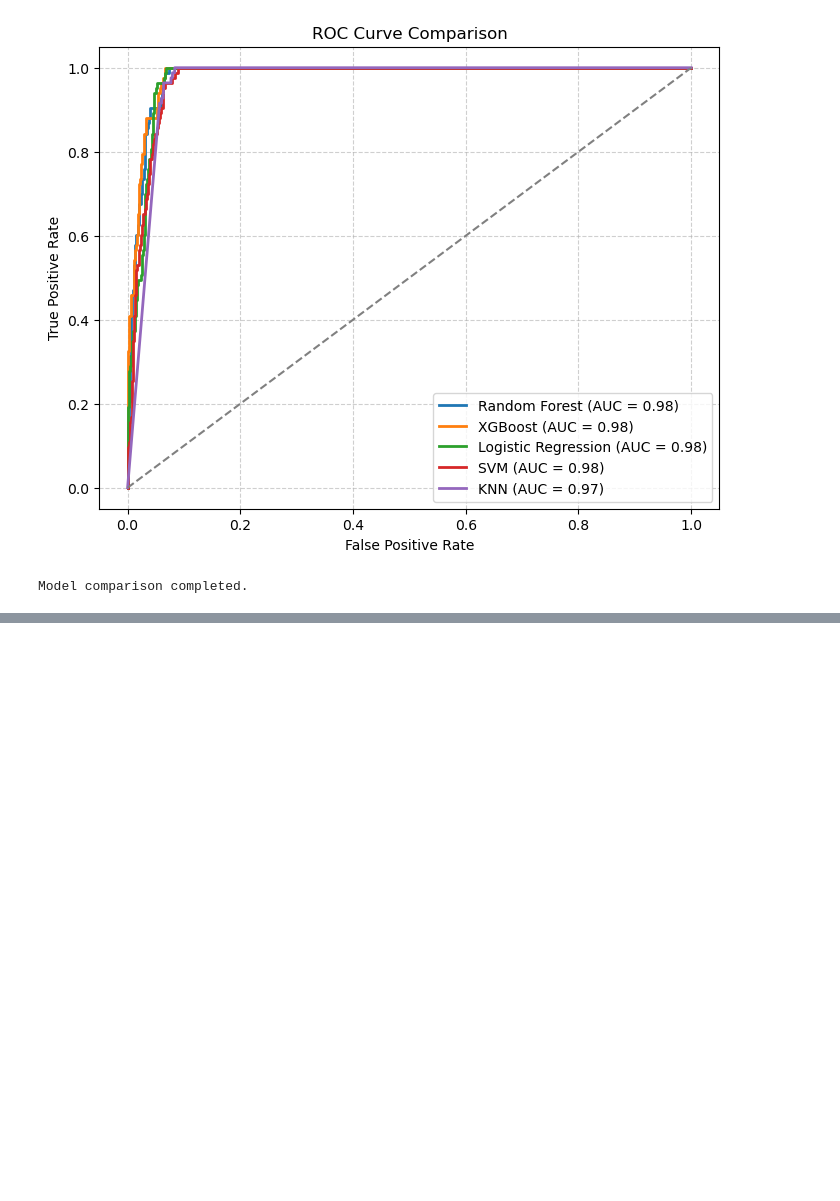
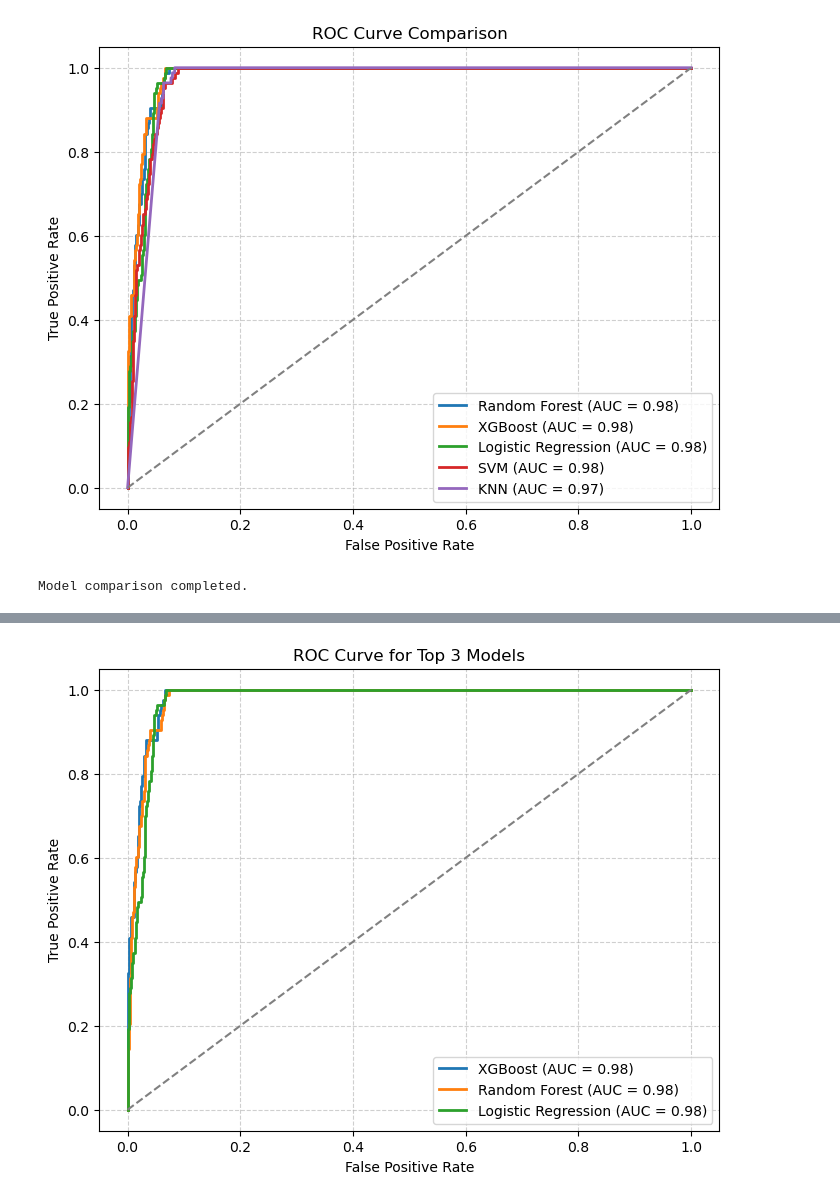
Before and after one commit to blasterniraj/disaster_prediction, a Jupyter notebook: Earthquake/1st.ipynb, the cells around one changed output, grey strips where cells are left out. Saved outputs shown, nothing was run; the diff lists cells and outputs as text; code cells hidden in the pictures; blank space fills up the shorter version.

```diff
--- a/Earthquake/1st.ipynb
+++ b/Earthquake/1st.ipynb
@@ -484,0 +573,93 @@ Model comparison completed.
+# %%
+import pandas as pd
+import matplotlib.pyplot as plt
+import seaborn as sns
+from sklearn.model_selection import train_test_split
+from sklearn.preprocessing import StandardScaler
+from sklearn.ensemble import RandomForestClassifier
+from sklearn.linear_model import LogisticRegression
+from sklearn.svm import SVC
+from sklearn.neighbors import KNeighborsClassifier
+from xgboost import XGBClassifier
+from sklearn.metrics import accuracy_score, precision_score, recall_score, f1_score, roc_auc_score, confusion_matrix, roc_curve
+import numpy as np
+from imblearn.combine import SMOTEENN
+
+# Load dataset
+df = pd.read_csv("cleaned_earthquake_data.csv")
+
+df['time'] = pd.to_datetime(df['time'], format='mixed')
+df['severity'] = np.where(df['mag'] > 4.5, 1, 0)
+
+features = ['latitude', 'longitude', 'depth', 'gap', 'rms', 'dmin', 'horizontalError']
+X = df[features]
+y = df['severity']
+
+np.random.seed(42)
+X += np.random.normal(0, 0.01, X.shape)
+
+scaler = StandardScaler()
+X_scaled = scaler.fit_transform(X)
+
+X_train, X_test, y_train, y_test = train_test_split(X_scaled, y, test_size=0.2, random_state=42, stratify=y)
+
+smoteenn = SMOTEENN(random_state=42)
+X_train_resampled, y_train_resampled = smoteenn.fit_resample(X_train, y_train)
+
+models = {
+    "Random Forest": RandomForestClassifier(n_estimators=300, max_depth=12, min_samples_split=5, random_state=42),
+    "XGBoost": XGBClassifier(n_estimators=300, learning_rate=0.05, max_depth=8, eval_metric='logloss', random_state=42),
+    "Logistic Regression": LogisticRegression(C=1, max_iter=2000, solver='liblinear', random_state=42),
+    "SVM": SVC(C=1.5, kernel='rbf', probability=True, random_state=42),
+    "KNN": KNeighborsClassifier(n_neighbors=10, weights='distance')
+}
+
+results = {}
+
+for name, model in models.items():
+    model.fit(X_train_resampled, y_train_resampled)
+    y_pred = model.predict(X_test)
+    y_prob = model.predict_proba(X_test)[:, 1] if hasattr(model, "predict_proba") else None
+
+    accuracy = accuracy_score(y_test, y_pred)
+    precision = precision_score(y_test, y_pred)
+    recall = recall_score(y_test, y_pred)
+    f1 = f1_score(y_test, y_pred)
+    roc_auc = roc_auc_score(y_test, y_prob) if y_prob is not None else None
+
+    results[name] = {
+        "Accuracy": accuracy,
+        "Precision": precision,
+        "Recall": recall,
+        "F1 Score": f1,
+        "ROC AUC Score": roc_auc,
+        "Model": model
+    }
+
+# Select top 3 models based on F1 Score
+top_3_models = sorted(results.items(), key=lambda x: x[1]['F1 Score'], reverse=True)[:3]
+
+# Convert results to DataFrame and display in table format
+table_data = []
+for name, metrics in top_3_models:
+    table_data.append([name, metrics['Accuracy'], metrics['Precision'], metrics['Recall'], metrics['F1 Score'], metrics['ROC AUC Score']])
+
+df_results = pd.DataFrame(table_data, columns=["Model", "Accuracy", "Precision", "Recall", "F1 Score", "ROC AUC Score"])
+print(df_results)
+
+plt.figure(figsize=(8, 6))
+for name, metrics in top_3_models:
+    model = metrics['Model']
+    y_prob = model.predict_proba(X_test)[:, 1] if hasattr(model, "predict_proba") else None
+    if y_prob is not None:
+        fpr, tpr, _ = roc_curve(y_test, y_prob)
+        plt.plot(fpr, tpr, linestyle='-', linewidth=2, label=f'{name} (AUC = {metrics["ROC AUC Score"]:.2f})')
+
+plt.plot([0, 1], [0, 1], linestyle='--', color='gray')
+plt.xlabel("False Positive Rate")
+plt.ylabel("True Positive Rate")
+plt.title("ROC Curve for Top 3 Models")
+plt.legend()
+plt.grid(True, linestyle='--', alpha=0.6)
+plt.show()
+# %% [output]
@@ -484,0 +670 @@ Model comparison completed.
+[figure, added]
```
Also changed, not shown: parts of 2 cells of this notebook.
